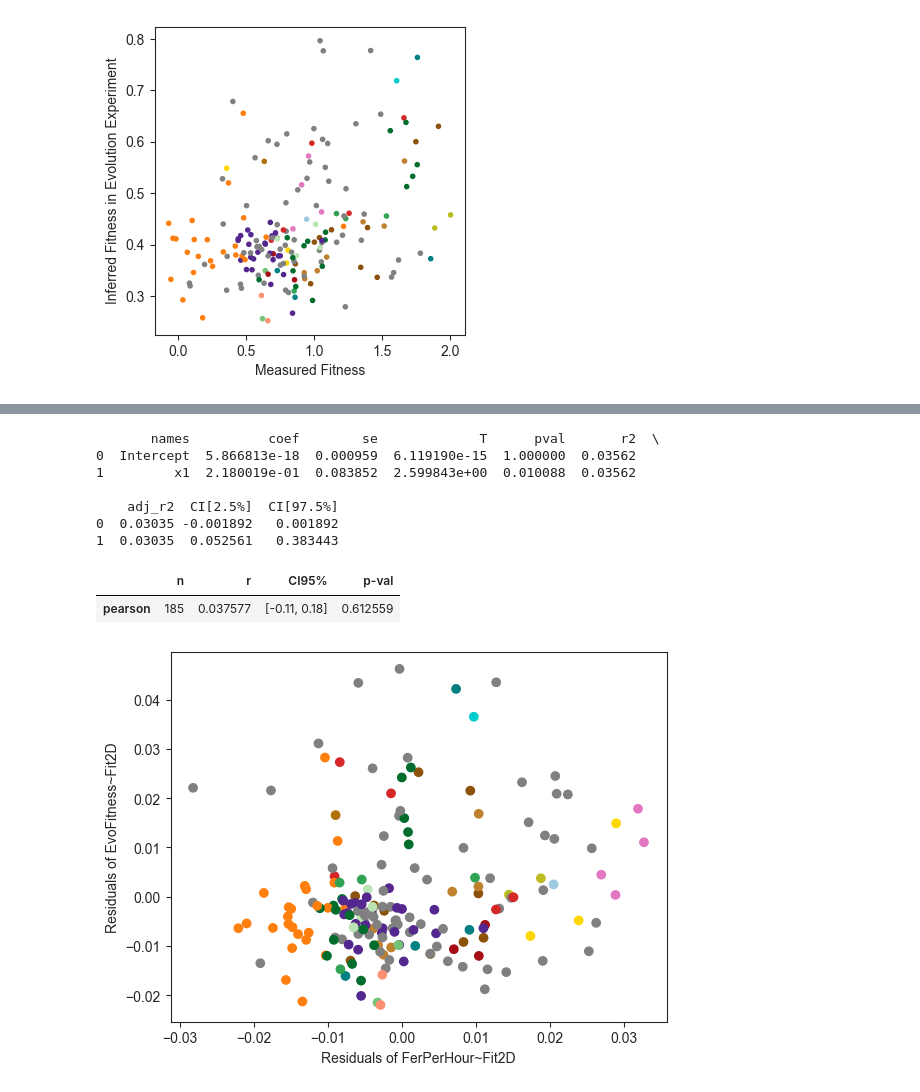
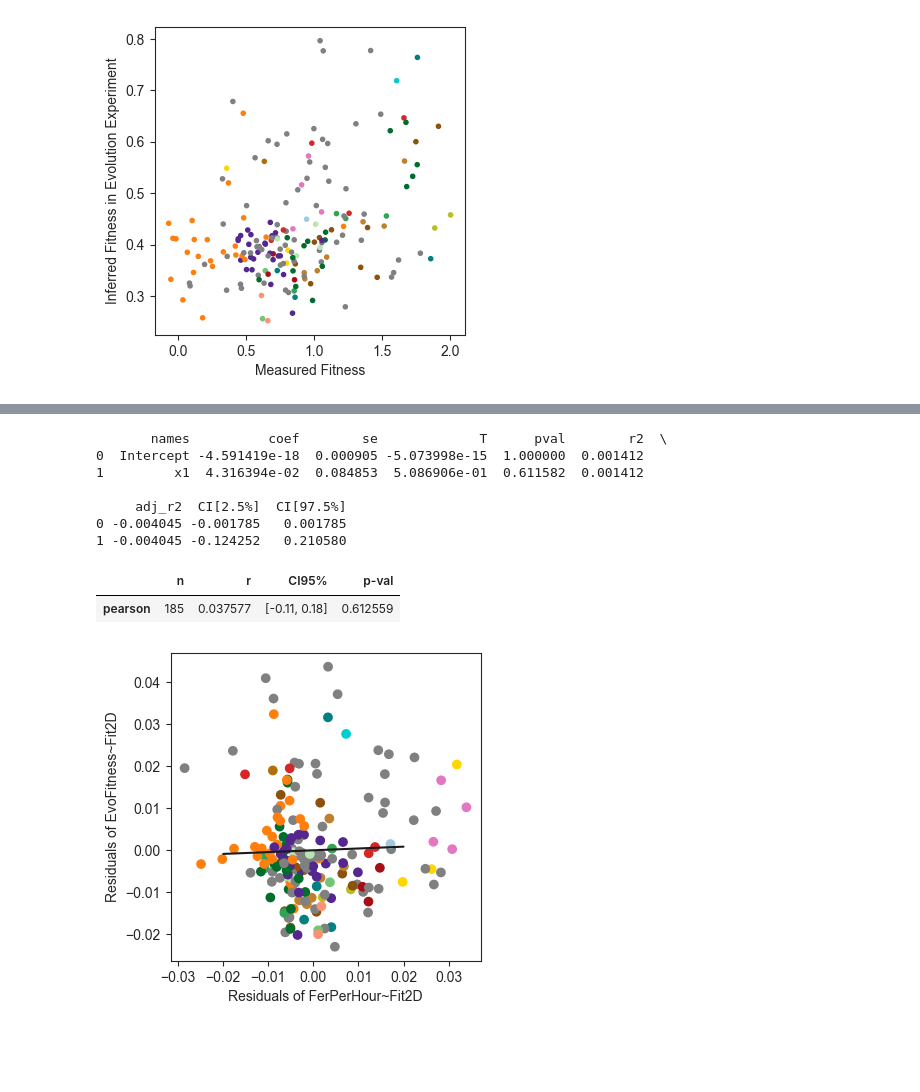
Before and after one commit to grantkinsler/EvolvingFront, a Jupyter notebook: EvolutionTracking/remeasurement vs evolution fitness.ipynb, the cells around one changed output, grey strips where cells are left out. Drawn from its saved outputs; the diff is of its cells as text; code cells hidden in the pictures; blank space fills up the shorter version.

```diff
--- a/EvolutionTracking/remeasurement vs evolution fitness.ipynb
+++ b/EvolutionTracking/remeasurement vs evolution fitness.ipynb
@@ -529,49 +559,45 @@ markers
 # %%
-
-this_set = set_to_plot[set_to_plot['ancestor']=='IRA1_MIS']
+### All mutants test Respiration
 
 indices_to_keep = np.argwhere(~np.isnan(set_to_plot['evolution_fitness'].values)).flatten()
 
+colors = [matplotlib.colors.to_hex(tools.find_mutation_color(gene)) for gene in set_to_plot['gene'].values]
+
 
 lr_x = pg.linear_regression(
-                            set_to_plot['Fit2D_early_fitness_ancestor'].values[indices_to_keep],
+                            set_to_plot['Fit2D_early_fitness_relative'].values[indices_to_keep],
                             set_to_plot['FerPerHour_relative'].values[indices_to_keep],
                             remove_na=True)
 lr_y = pg.linear_regression(
-                            set_to_plot['Fit2D_early_fitness_ancestor'].values[indices_to_keep],
+                            set_to_plot['Fit2D_early_fitness_relative'].values[indices_to_keep],
                             set_to_plot['evolution_fitness'].values[indices_to_keep],
                             remove_na=True)
 
-# lr_x = pg.linear_regression(
-#                             set_to_plot['ResPerHour_relative'].values[indices_to_keep],
-#                             set_to_plot['Fit2D_early_fitness_relative'].values[indices_to_keep],
 
-#                             remove_na=True)
-# lr_y = pg.linear_regression(
-#                             set_to_plot['evolution_fitness'].values[indices_to_keep],
-#                             set_to_plot['Fit2D_early_fitness_relative'].values[indices_to_keep],
-
-#                             remove_na=True)
-
+plt.figure(figsize=(4,4))
 plt.scatter(lr_x.residuals_,lr_y.residuals_,c=np.asarray(colors)[indices_to_keep])
 
 
 lr_partial = pg.linear_regression(lr_x.residuals_,lr_y.residuals_)
 print(lr_partial)
 
+xs = np.linspace(-0.02,0.02,100)
+plt.plot(xs,lr_partial.coef[0]+lr_partial.coef[1]*xs,color='k')
 
 plt.xlabel('Residuals of FerPerHour~Fit2D')
 plt.ylabel('Residuals of EvoFitness~Fit2D')
 
 pg.partial_corr(data=set_to_plot, x='FerPerHour_relative', y='evolution_fitness', covar=['Fit2D_early_fitness_relative'])
+
+# print(partial)
 # %% [output]
-       names          coef        se             T      pval       r2  \
-0  Intercept  5.866813e-18  0.000959  6.119190e-15  1.000000  0.03562
-1         x1  2.180019e-01  0.083852  2.599843e+00  0.010088  0.03562
+       names          coef        se             T      pval        r2  \
+0  Intercept -4.591419e-18  0.000905 -5.073998e-15  1.000000  0.001412
+1         x1  4.316394e-02  0.084853  5.086906e-01  0.611582  0.001412
 
-    adj_r2  CI[2.5%]  CI[97.5%]
-0  0.03035 -0.001892   0.001892
-1  0.03035  0.052561   0.383443
+     adj_r2  CI[2.5%]  CI[97.5%]
+0 -0.004045 -0.001785   0.001785
+1 -0.004045 -0.124252   0.210580
 |  | n | r | CI95% | p-val |
 | pearson | 185 | 0.037577 | [-0.11, 0.18] | 0.612559 |
-[figure, old version]
+[figure, new version]
```
Also changed, not shown: parts of 31 cells of this notebook, 28 other files.
